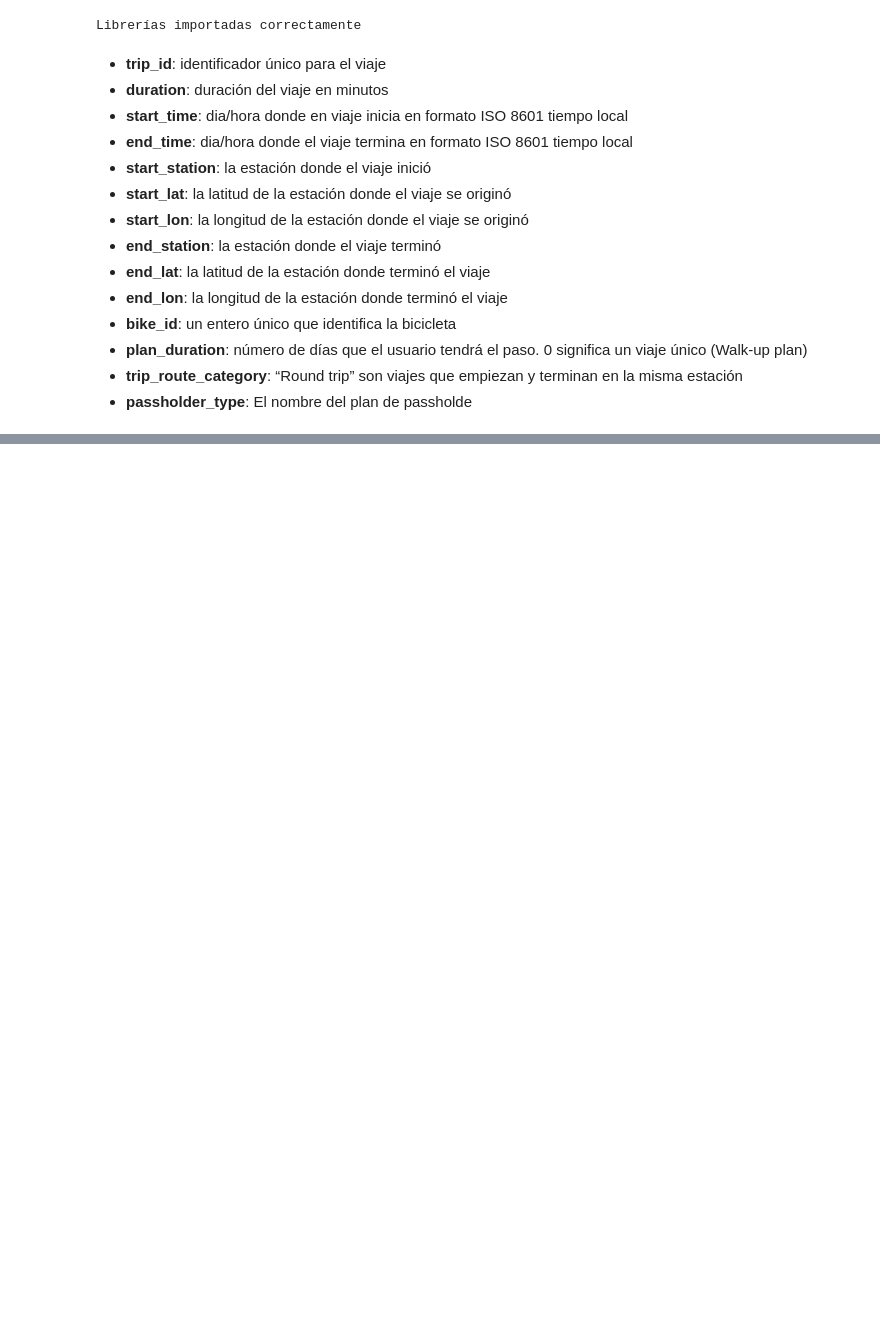
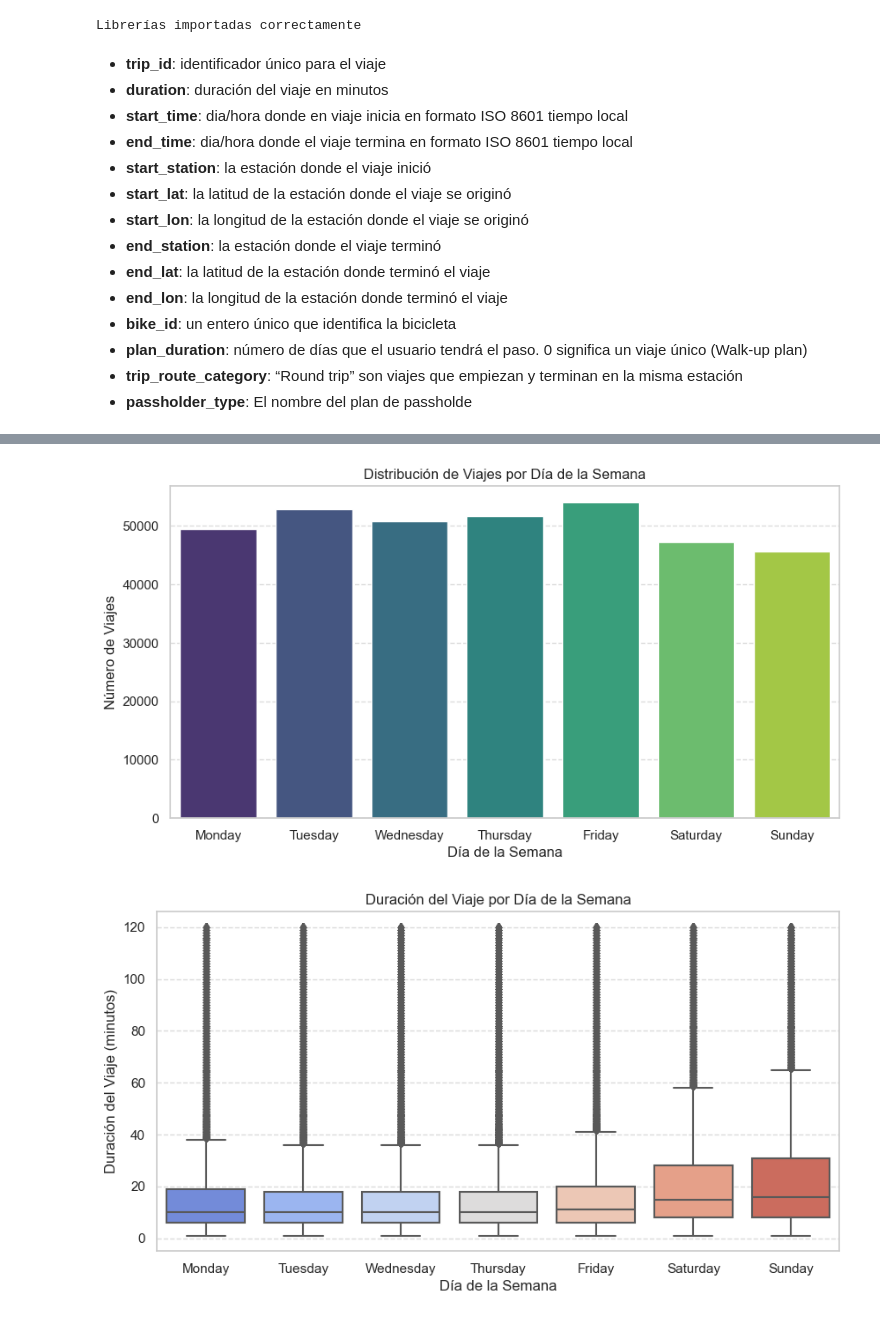
Before and after one commit to JosephFaster/arkon_ds, a Jupyter notebook: notebooks/EDA.ipynb, the cells around one changed output, grey strips where cells are left out. Cells and saved outputs as stored; diff of their text form; code cells hidden in the pictures; blank space fills up the shorter version.

```diff
--- a/notebooks/EDA.ipynb
+++ b/notebooks/EDA.ipynb
@@ -144,0 +459,39 @@ plt.show()
+# %%
+# Análisis de Patrones por Día de la Semana
+
+# Crear una nueva columna con el día de la semana
+df_cleaned["day_of_week"] = df_cleaned["start_time"].dt.day_name()
+
+# Ordenar los días de la semana correctamente
+days_order = ["Monday", "Tuesday", "Wednesday", "Thursday", "Friday", "Saturday", "Sunday"]
+
+# Distribución del número de viajes por día de la semana
+plt.figure(figsize=(10, 5))
+sns.countplot(x=df_cleaned["day_of_week"], order=days_order, palette="viridis")
+plt.xlabel("Día de la Semana")
+plt.ylabel("Número de Viajes")
+plt.title("Distribución de Viajes por Día de la Semana")
+plt.grid(axis="y", linestyle="--", alpha=0.7)
+plt.show()
+
+# Duración media del viaje por día de la semana
+plt.figure(figsize=(10, 5))
+sns.boxplot(x=df_cleaned["day_of_week"], y=df_cleaned["duration"], order=days_order, palette="coolwarm")
+plt.xlabel("Día de la Semana")
+plt.ylabel("Duración del Viaje (minutos)")
+plt.title("Duración del Viaje por Día de la Semana")
+plt.grid(axis="y", linestyle="--", alpha=0.7)
+plt.show()
+
+# Distribución del tipo de pase por día de la semana
+plt.figure(figsize=(12, 6))
+sns.countplot(x=df_cleaned["day_of_week"], hue=df_cleaned["passholder_type"], order=days_order, palette="tab10")
+plt.xlabel("Día de la Semana")
+plt.ylabel("Número de Viajes")
+plt.title("Distribución del Tipo de Pase por Día de la Semana")
+plt.legend(title="Tipo de Pase")
+plt.grid(axis="y", linestyle="--", alpha=0.7)
+plt.show()
+# %% [output]
+[figure, added]
+[figure, added]
```
Also changed, not shown: parts of 29 cells of this notebook, 3 other files.
